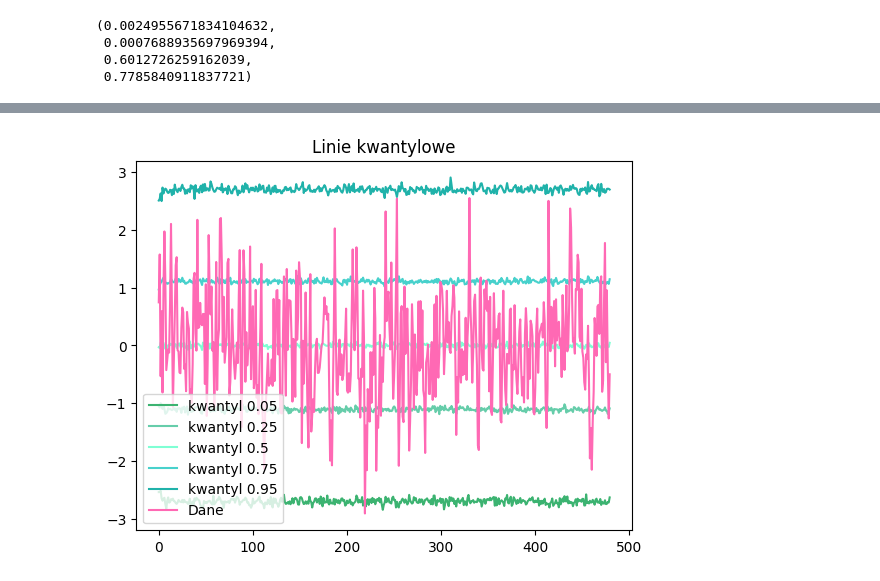
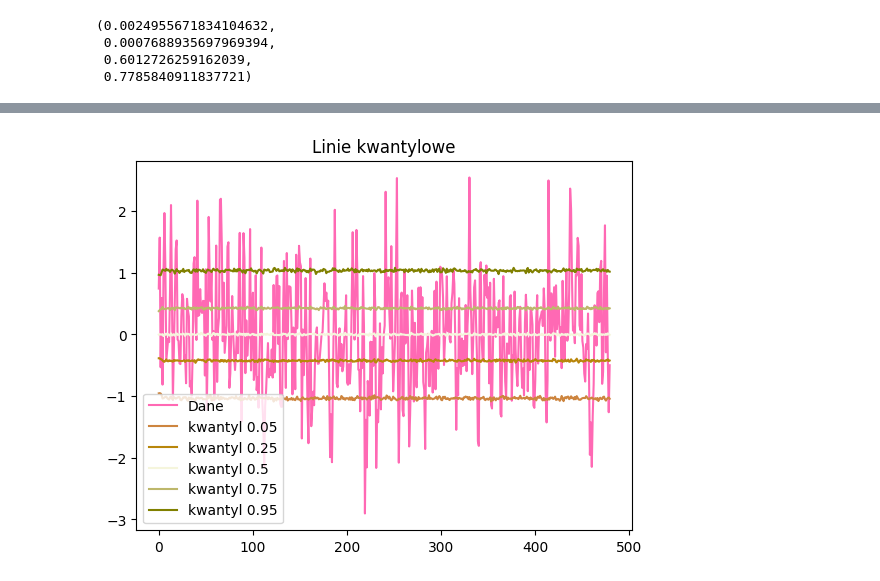
Before and after one commit to MariaNowacka/raport_kaszcz, a Jupyter notebook: sprawko.ipynb, the cells around one changed output, grey strips where cells are left out. Saved outputs shown, nothing was run; the diff lists cells and outputs as text; code cells hidden in the pictures.

```diff
--- a/sprawko.ipynb
+++ b/sprawko.ipynb
@@ -337,4 +348,6 @@ plt.savefig('3_2_final.png')
 params3
 [phi1_, phi2_, phi3_, theta1_, theta2_] = params3[1:-1]
 phi1_, phi2_, phi3_, theta1_, theta2_
+sigma2 = params3[-1]
+sigma2
 # %% [output]
@@ -485,21 +506,22 @@ plt.savefig('cdf.png')
 # %%
 # linie kwantylowe
 from statsmodels.tsa.arima_process import ArmaProcess
+from statsmodels.tsa.arima_process import arma_generate_sample
 quan = [0.05, 0.25, 0.5, 0.75, 0.95]
 ar_coef, ma_coef = [phi1_, phi2_, phi3_], [theta1_, theta2_]
 MC = 5000
 n = 480
-A = np.array([ArmaProcess(ar_coef, ma_coef).generate_sample(nsample=480, scale=2) for _ in range(MC)])
+A = np.array([ArmaProcess(ar_coef, ma_coef).generate_sample(nsample=480, scale=np.sqrt(sigma2)) for _ in range(MC)])
 # q95 = np.quantile(A, 0.95, axis = 0)
 # q5 = np.quantile(A, 0.05, axis = 0)
 quantiles_emp = [np.quantile(A, qq, axis = 0) for qq in quan]
 # %%
 # quantiles_theoretical = norm.ppf()
-colors = ['mediumseagreen', 'mediumaquamarine', 'aquamarine', 'mediumturquoise', 'lightseagreen']
+colors = ['peru', 'darkgoldenrod', 'beige', 'darkkhaki', 'olive' ]
+plt.plot(X3, color = 'hotpink', label = "Dane")
 for i,c in enumerate(quantiles_emp):
     plt.plot(np.arange(480),quantiles_emp[i], color = colors[i], label = f'kwantyl {quan[i]}')
-plt.plot(X3, color = 'hotpink', label = "Dane")
 plt.legend(); plt.title('Linie kwantylowe')
 plt.savefig('liniekwaantylowe.png')
 # %% [output]
-[figure, old version]
+[figure, new version]
```
Also changed, not shown: parts of 10 cells of this notebook, 7 other files.
